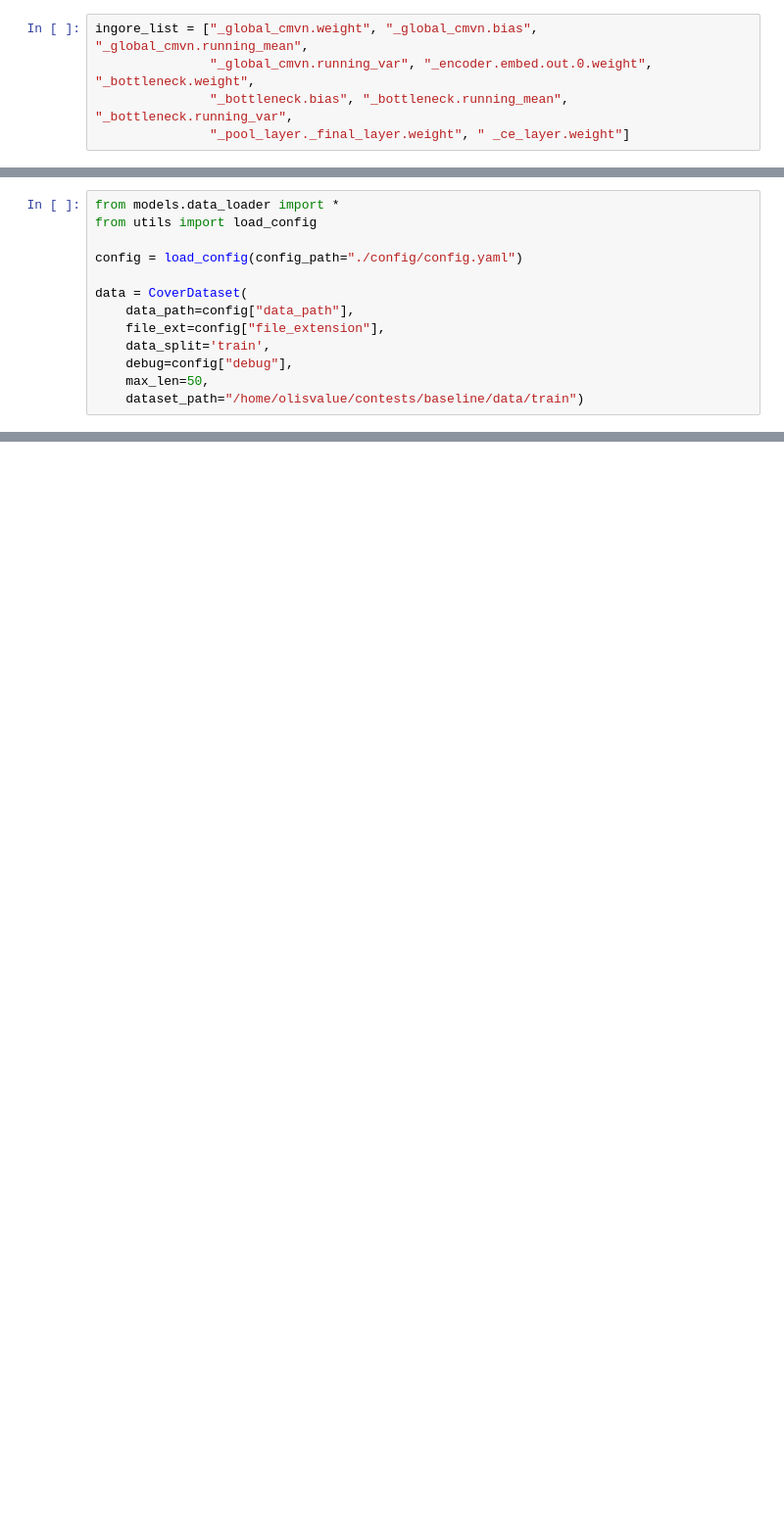
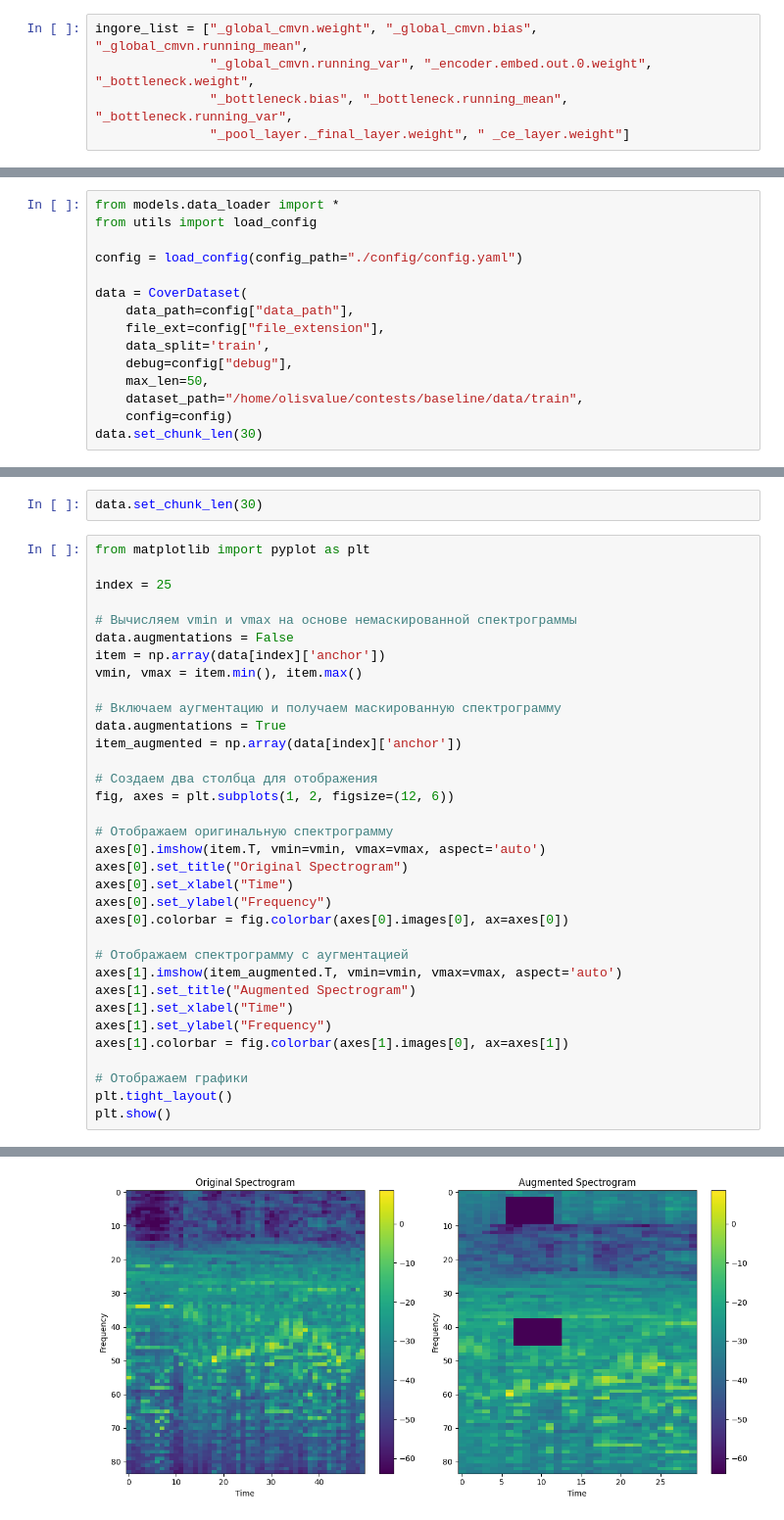
Before and after one commit to olisvalue/yacup_ml_csi, a Jupyter notebook: trash.ipynb, the cells around one changed output, grey strips where cells are left out. Shown at 98% size. Cells and saved outputs as stored; diff of their text form; blank space fills up the shorter version.

Commit message:
added augmentations

```diff
--- a/trash.ipynb
+++ b/trash.ipynb
@@ -579,4 +272,6 @@ data = CoverDataset(
     data_split='train',
     debug=config["debug"],
     max_len=50,
-    dataset_path="/home/olisvalue/contests/baseline/data/train")
+    dataset_path="/home/olisvalue/contests/baseline/data/train",
+    config=config)
+data.set_chunk_len(30)
@@ -585,0 +278,37 @@ data = CoverDataset(
+# %%
+data.set_chunk_len(30)
+# %%
+from matplotlib import pyplot as plt
+
+index = 25
+
+# Вычисляем vmin и vmax на основе немаскированной спектрограммы
+data.augmentations = False
+item = np.array(data[index]['anchor'])
+vmin, vmax = item.min(), item.max()
+
+# Включаем аугментацию и получаем маскированную спектрограмму
+data.augmentations = True
+item_augmented = np.array(data[index]['anchor'])
+
+# Создаем два столбца для отображения
+fig, axes = plt.subplots(1, 2, figsize=(12, 6))
+
+# Отображаем оригинальную спектрограмму
+axes[0].imshow(item.T, vmin=vmin, vmax=vmax, aspect='auto')
+axes[0].set_title("Original Spectrogram")
+axes[0].set_xlabel("Time")
+axes[0].set_ylabel("Frequency")
+axes[0].colorbar = fig.colorbar(axes[0].images[0], ax=axes[0])
+
+# Отображаем спектрограмму с аугментацией
+axes[1].imshow(item_augmented.T, vmin=vmin, vmax=vmax, aspect='auto')
+axes[1].set_title("Augmented Spectrogram")
+axes[1].set_xlabel("Time")
+axes[1].set_ylabel("Frequency")
+axes[1].colorbar = fig.colorbar(axes[1].images[0], ax=axes[1])
+
+# Отображаем графики
+plt.tight_layout()
+plt.show()
+# %% [output]
@@ -585,0 +333 @@ data = CoverDataset(
+[figure, added]
```
Also changed, not shown: parts of 43 cells of this notebook, 11 other files.
